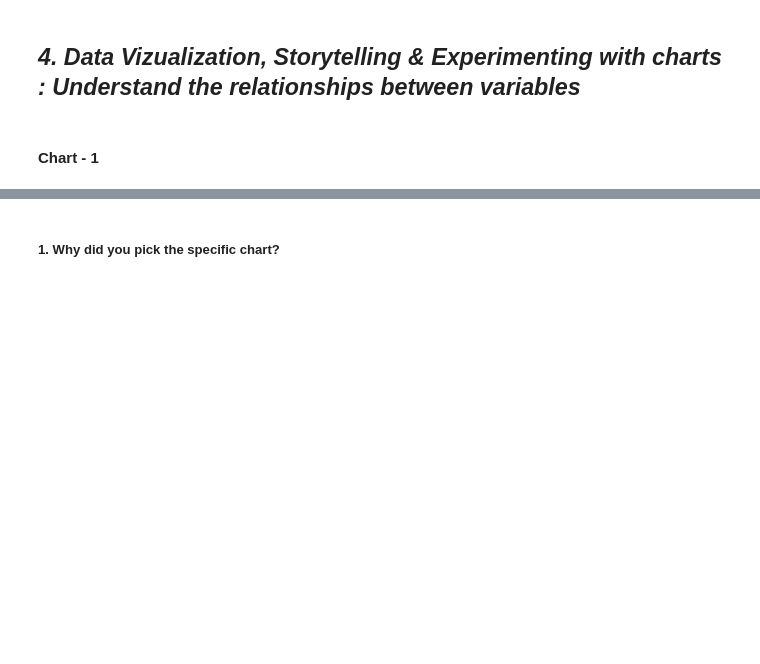
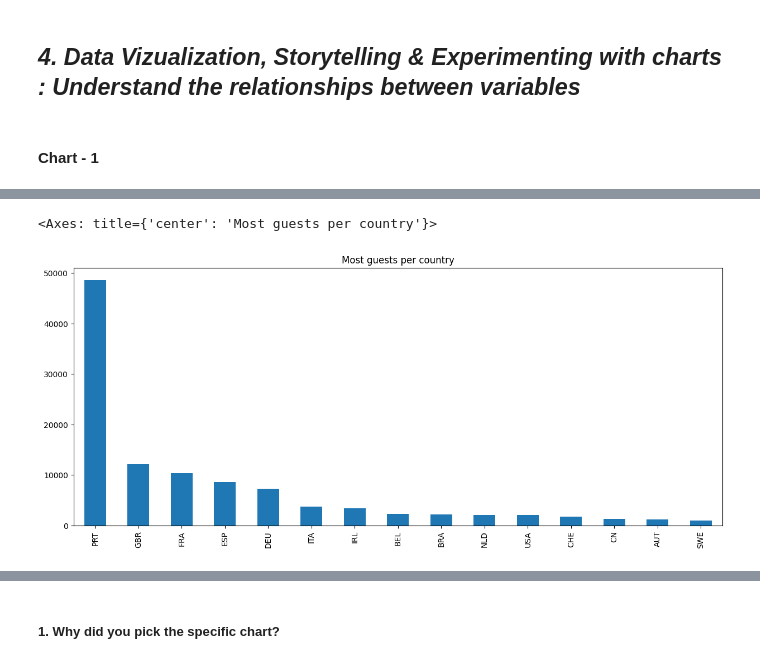
Before and after one commit to Mayank783/Hotel_booking_eda, a Jupyter notebook: Hotel_Booking_Analysis.ipynb, the cells around one changed output, grey strips where cells are left out. Cells and saved outputs as stored; diff of their text form; code cells hidden in the pictures; blank space fills up the shorter version.

```diff
--- a/Hotel_Booking_Analysis.ipynb
+++ b/Hotel_Booking_Analysis.ipynb
@@ -271,0 +306,6 @@ hotel_db.head()
+# %%
+country_db=hotel_db['country'].value_counts()
+country_db[country_db>1000].plot(kind='bar', title='Most guests per country' ,figsize=(15,6))
+# %% [output]
+<Axes: title={'center': 'Most guests per country'}>
+[figure, added]
```
Also changed, not shown: parts of 11 cells of this notebook.
